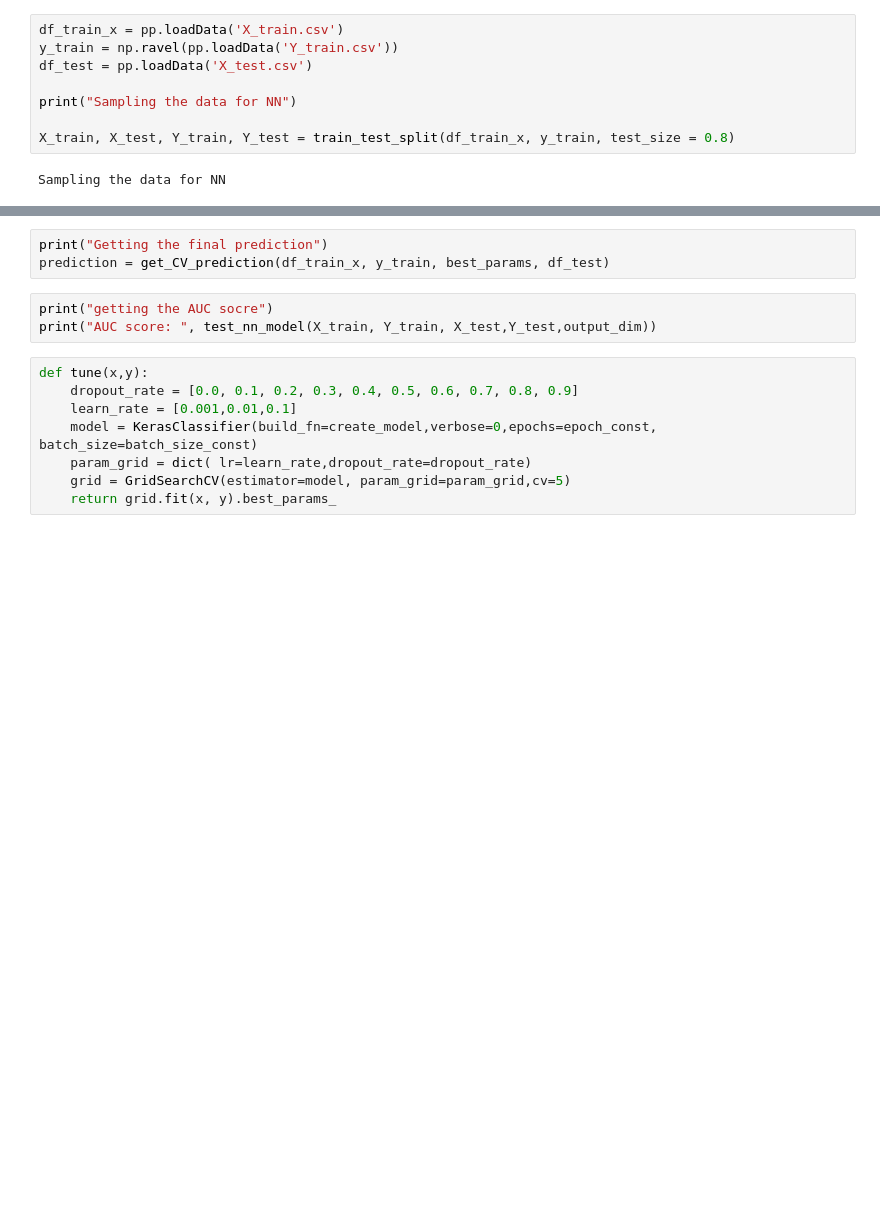
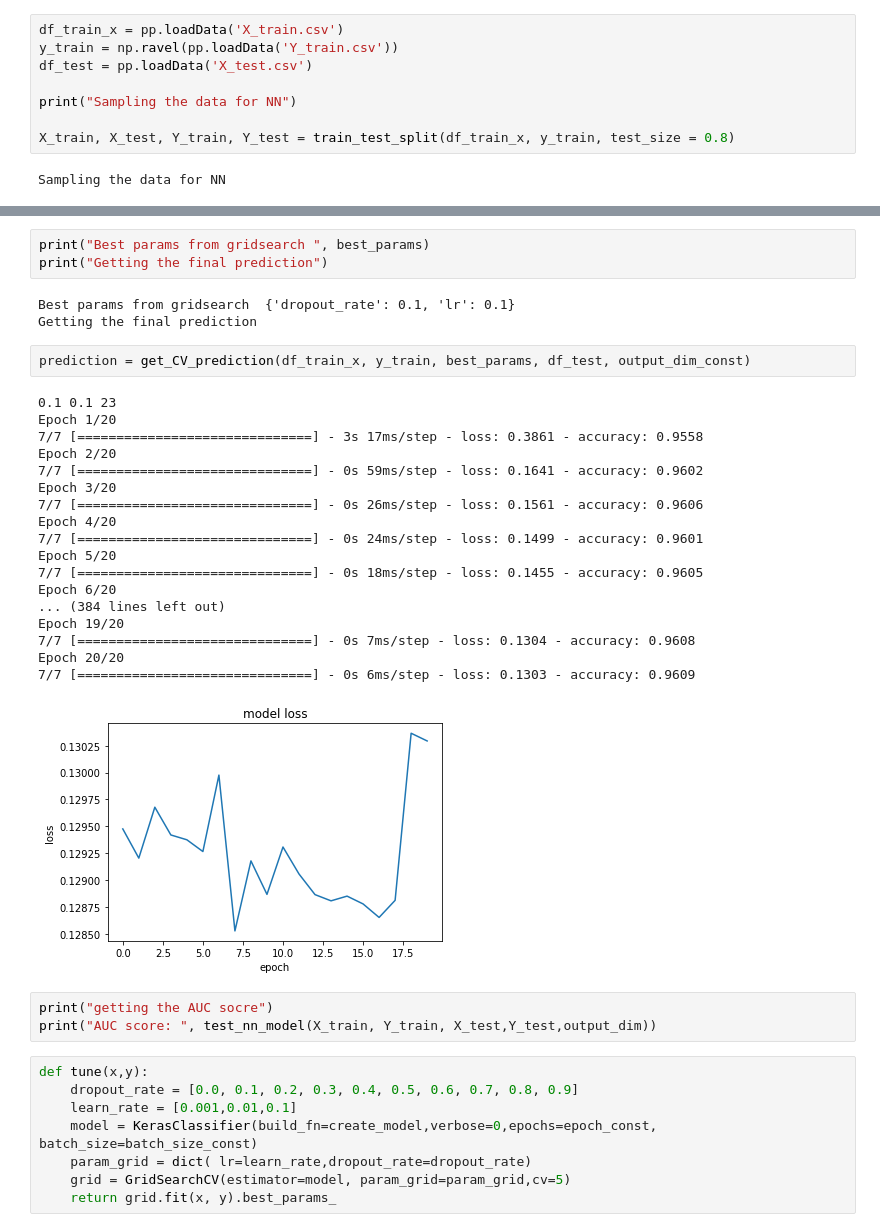
Before and after one commit to farnaztavakool/customer_satisfaction_machine_learning, a Jupyter notebook: src/nn.ipynb, the cells around one changed output, grey strips where cells are left out. Drawn from its saved outputs; the diff is of its cells as text; blank space fills up the shorter version.

```diff
--- a/src/nn.ipynb
+++ b/src/nn.ipynb
@@ -86,6 +67,30 @@ ValueError: in user code:
+# %%
+print("Best params from gridsearch ", best_params)
+print("Getting the final prediction")
+# %% [output]
+Best params from gridsearch  {'dropout_rate': 0.1, 'lr': 0.1}
+Getting the final prediction
 # %%
-print("Getting the final prediction")
-prediction = get_CV_prediction(df_train_x, y_train, best_params, df_test)
+prediction = get_CV_prediction(df_train_x, y_train, best_params, df_test, output_dim_const)
+# %% [output]
+0.1 0.1 23
+Epoch 1/20
+7/7 [==============================] - 3s 17ms/step - loss: 0.3861 - accuracy: 0.9558
+Epoch 2/20
+7/7 [==============================] - 0s 59ms/step - loss: 0.1641 - accuracy: 0.9602
+Epoch 3/20
+7/7 [==============================] - 0s 26ms/step - loss: 0.1561 - accuracy: 0.9606
+Epoch 4/20
+7/7 [==============================] - 0s 24ms/step - loss: 0.1499 - accuracy: 0.9601
+Epoch 5/20
+7/7 [==============================] - 0s 18ms/step - loss: 0.1455 - accuracy: 0.9605
+Epoch 6/20
+... (384 lines left out)
+Epoch 19/20
+7/7 [==============================] - 0s 7ms/step - loss: 0.1304 - accuracy: 0.9608
+Epoch 20/20
+7/7 [==============================] - 0s 6ms/step - loss: 0.1303 - accuracy: 0.9609
+[figure, added]
 # %%
 print("getting the AUC socre")
 print("AUC score: ", test_nn_model(X_train, Y_train, X_test,Y_test,output_dim))
```
Also changed, not shown: parts of 3 cells of this notebook.
